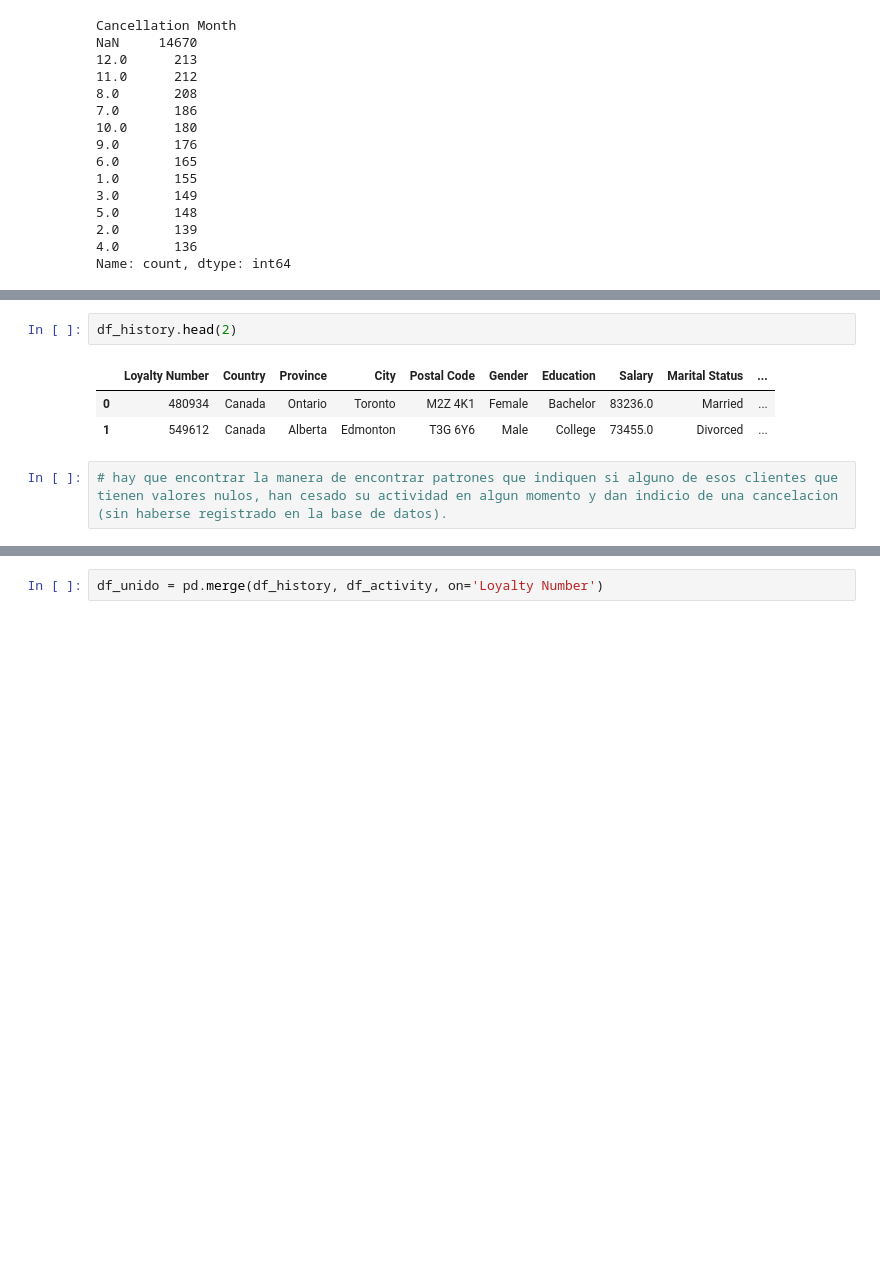
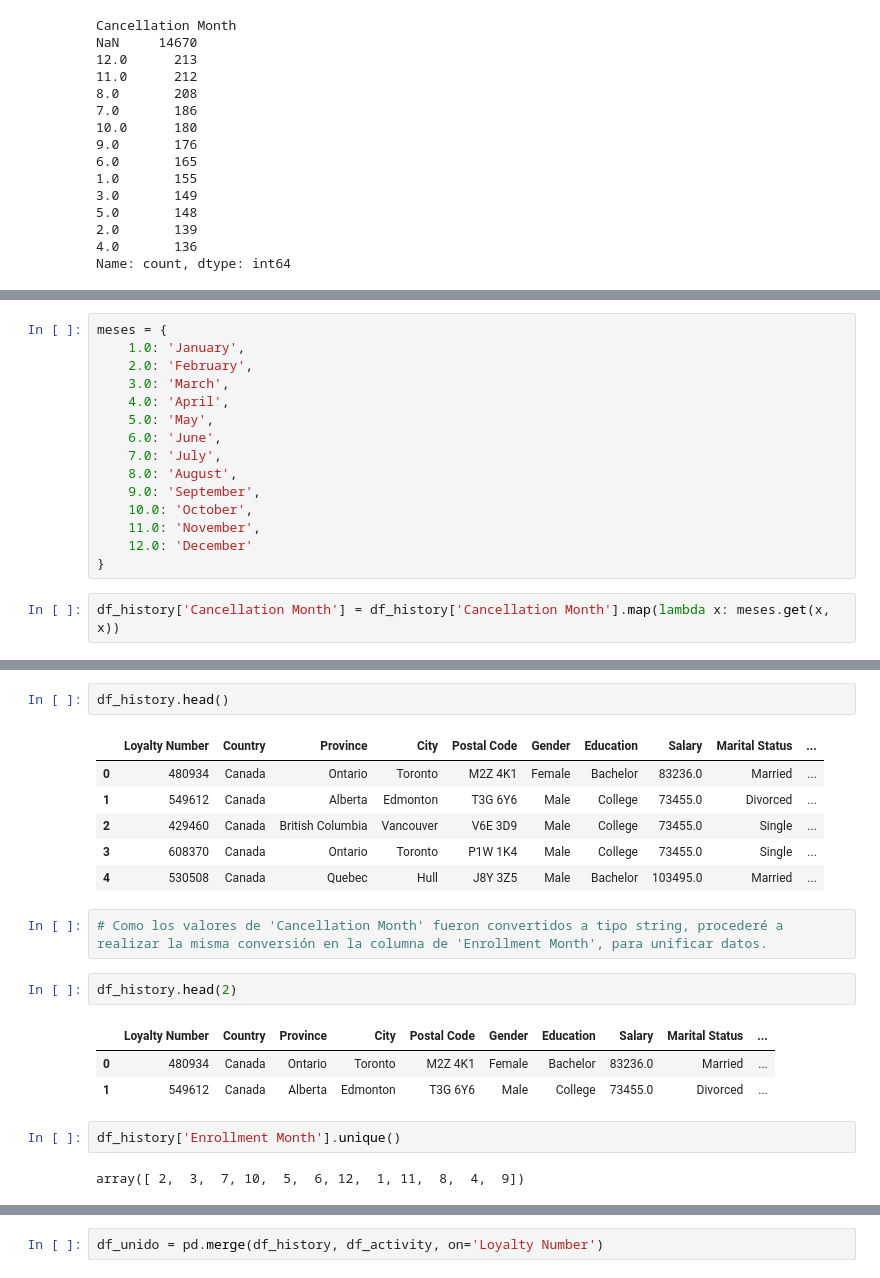
Before and after one commit to Adalab/bda-modulo-3-evaluacion-final-patrimerchan, a Jupyter notebook: Evaluacion_Final_Modulo_3.ipynb, the cells around one changed output, grey strips where cells are left out. Cells and saved outputs as stored; diff of their text form; blank space fills up the shorter version.

```diff
--- a/Evaluacion_Final_Modulo_3.ipynb
+++ b/Evaluacion_Final_Modulo_3.ipynb
@@ -679,0 +765,17 @@ df_history['Already Cancelled'] = df_history['Cancellation Year'].notna().astype
+# %%
+meses = {
+    1.0: 'January',
+    2.0: 'February',
+    3.0: 'March',
+    4.0: 'April',
+    5.0: 'May',
+    6.0: 'June',
+    7.0: 'July',
+    8.0: 'August',
+    9.0: 'September',
+    10.0: 'October',
+    11.0: 'November',
+    12.0: 'December'
+}
+# %%
+df_history['Cancellation Month'] = df_history['Cancellation Month'].map(lambda x: meses.get(x, x))
@@ -680,8 +791,21 @@ df_history['Already Cancelled'] = df_history['Cancellation Year'].notna().astype
+# %%
+df_history.head()
+# %% [output]
+|  | Loyalty Number | Country | Province | City | Postal Code | Gender | Education | Salary | Marital Status | ... |
+| 0 | 480934 | Canada | Ontario | Toronto | M2Z 4K1 | Female | Bachelor | 83236.0 | Married | ... |
+| 1 | 549612 | Canada | Alberta | Edmonton | T3G 6Y6 | Male | College | 73455.0 | Divorced | ... |
+| 2 | 429460 | Canada | British Columbia | Vancouver | V6E 3D9 | Male | College | 73455.0 | Single | ... |
+| 3 | 608370 | Canada | Ontario | Toronto | P1W 1K4 | Male | College | 73455.0 | Single | ... |
+| 4 | 530508 | Canada | Quebec | Hull | J8Y 3Z5 | Male | Bachelor | 103495.0 | Married | ... |
+# %%
+# Como los valores de 'Cancellation Month' fueron convertidos a tipo string, procederé a realizar la misma conversión en la columna de 'Enrollment Month', para unificar datos.
 # %%
 df_history.head(2)
 # %% [output]
 |  | Loyalty Number | Country | Province | City | Postal Code | Gender | Education | Salary | Marital Status | ... |
 | 0 | 480934 | Canada | Ontario | Toronto | M2Z 4K1 | Female | Bachelor | 83236.0 | Married | ... |
 | 1 | 549612 | Canada | Alberta | Edmonton | T3G 6Y6 | Male | College | 73455.0 | Divorced | ... |
-# %%
-# hay que encontrar la manera de encontrar patrones que indiquen si alguno de esos clientes que tienen valores nulos, han cesado su actividad en algun momento y dan indicio de una cancelacion (sin haberse registrado en la base de datos).
+# %%
+df_history['Enrollment Month'].unique()
+# %% [output]
+array([ 2,  3,  7, 10,  5,  6, 12,  1, 11,  8,  4,  9])
```
Also changed, not shown: parts of 52 cells of this notebook, 2 other files.
